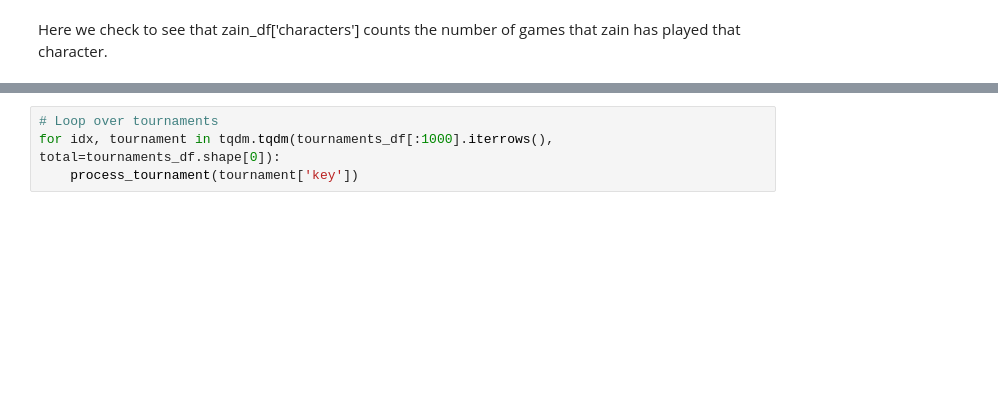
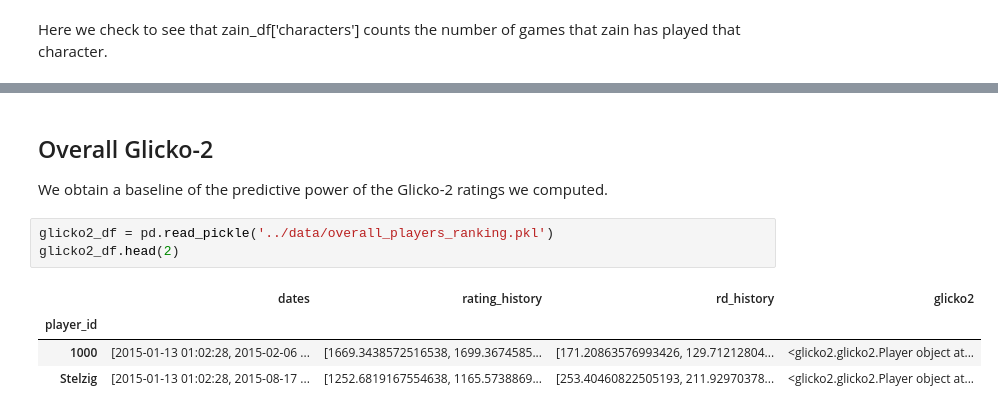
Before and after one commit to jjaw89/fall-2024-smash-melee-top-8-prediction, a Jupyter notebook: data_exploration/jaspar_data_exploration.ipynb, the cells around one changed output, grey strips where cells are left out. Cells and saved outputs as stored; diff of their text form; blank space fills up the shorter version.

```diff
--- a/data_exploration/jaspar_data_exploration.ipynb
+++ b/data_exploration/jaspar_data_exploration.ipynb
@@ -604,4 +282,11 @@ def process_tournament(tournament_key):
-# %%
-# Loop over tournaments
-for idx, tournament in tqdm.tqdm(tournaments_df[:1000].iterrows(), total=tournaments_df.shape[0]):
-    process_tournament(tournament['key'])
+# %% [markdown]
+## Overall Glicko-2 ##
+We obtain a baseline of the predictive power of the Glicko-2 ratings we computed.
+# %%
+glicko2_df = pd.read_pickle('../data/overall_players_ranking.pkl')
+glicko2_df.head(2)
+# %% [output]
+|  | dates | rating_history | rd_history | glicko2 |
+| player_id |  |  |  |  |
+| 1000 | [2015-01-13 01:02:28, 2015-02-06 ... | [1669.3438572516538, 1699.3674585... | [171.20863576993426, 129.71212804... | <glicko2.glicko2.Player object at... |
+| Stelzig | [2015-01-13 01:02:28, 2015-08-17 ... | [1252.6819167554638, 1165.5738869... | [253.40460822505193, 211.92970378... | <glicko2.glicko2.Player object at... |
```
Also changed, not shown: parts of 21 cells of this notebook, 1 other file.
